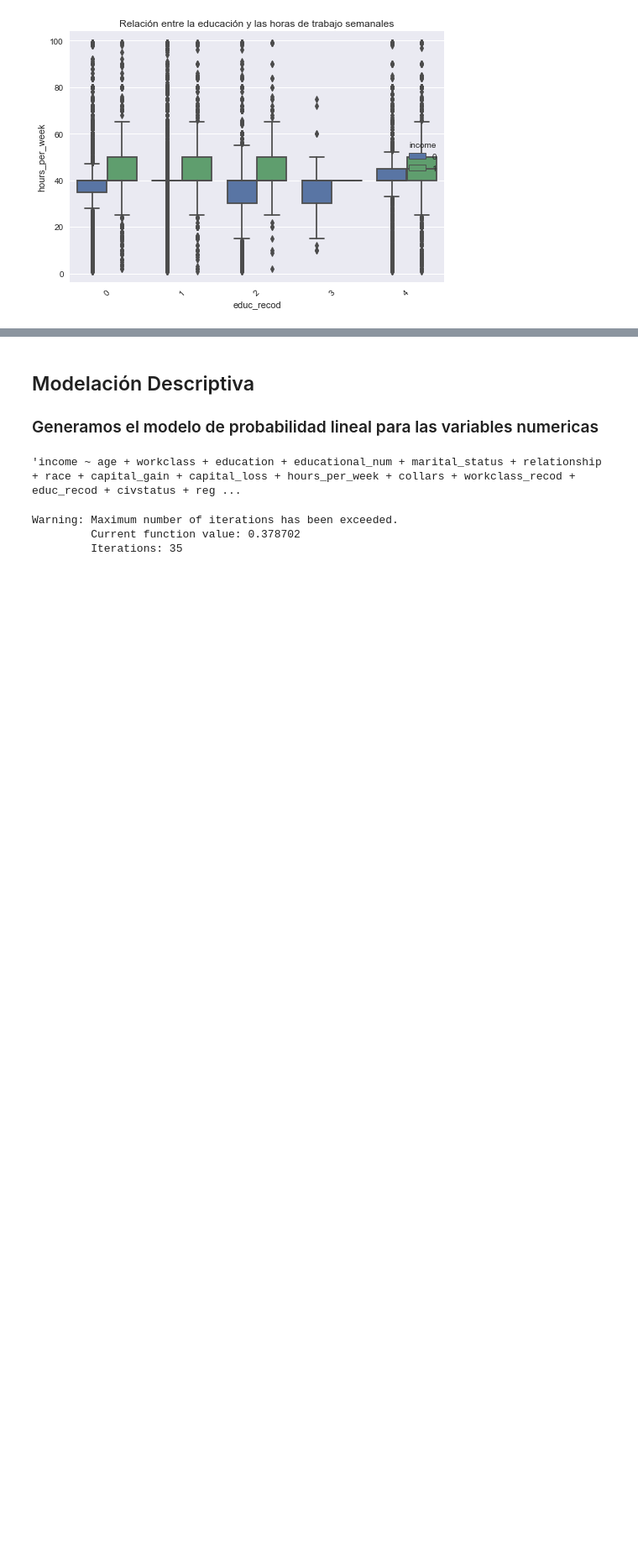
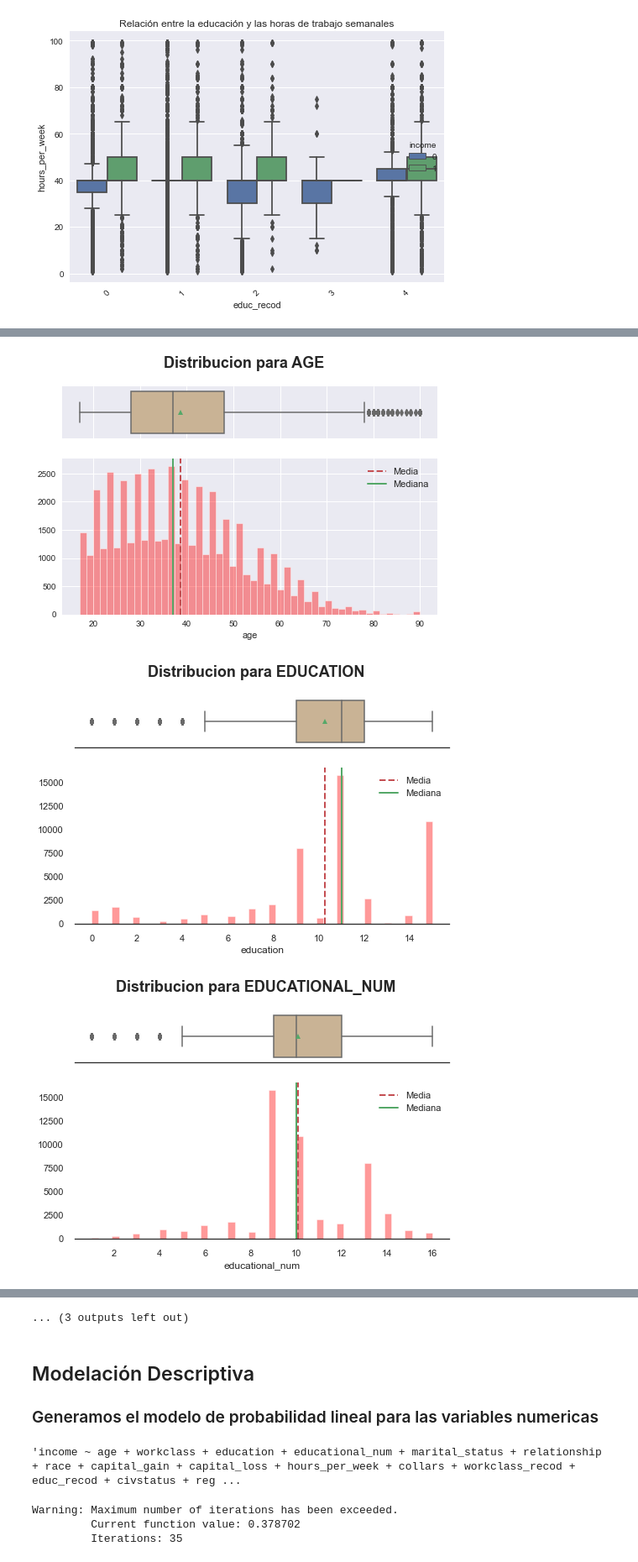
Before and after one commit to Denniels/Fundamentos-data-sciens, a Jupyter notebook: Prueba_FD/Prueba_Hito_1_1.ipynb, the cells around one changed output, grey strips where cells are left out. Shown at 84% size. Drawn from its saved outputs; the diff is of its cells as text; code cells hidden in the pictures; blank space fills up the shorter version.

```diff
--- a/Prueba_FD/Prueba_Hito_1_1.ipynb
+++ b/Prueba_FD/Prueba_Hito_1_1.ipynb
@@ -449,8 +489,8 @@ sns.clustermap(df.corr(), annot = True, vmin = -1, vmax = 1)
 # %%
-# Distribucion de las variables
+'''# Distribucion de las variables
 list_var = ['age', 'education', 'educational_num', 'marital_status', 'relationship', 'race', 'capital_gain',
             'capital_loss', 'hours_per_week','income', 'collars', 'workclass_recod', 'educ_recod', 'civstatus', 'region']
 
 for i in list_var:
-    gfx.plot_hist(df, i)
+    gfx.plot_hist(df, i)'''
 # %% [output]
@@ -469,0 +498,10 @@ for i in list_var:
+# %%
+list_vars = ['age', 'education', 'educational_num', 'marital_status', 'relationship', 'race', 'capital_gain',
+                'capital_loss', 'hours_per_week','income', 'collars', 'workclass_recod', 'educ_recod', 'civstatus', 'region']
+# %%
+for i in range(len(list_vars)):
+    gfx.dist_box(df[list_vars[i]])
+# %% [output]
+[figure, added]
+[figure, added]
+[figure, added]
@@ -470,3 +517,4 @@ for i in list_var:
+... (3 outputs left out)
 # %% [markdown]
 ## Modelación Descriptiva
 
```
Also changed, not shown: parts of 14 cells of this notebook, 13 other files.
